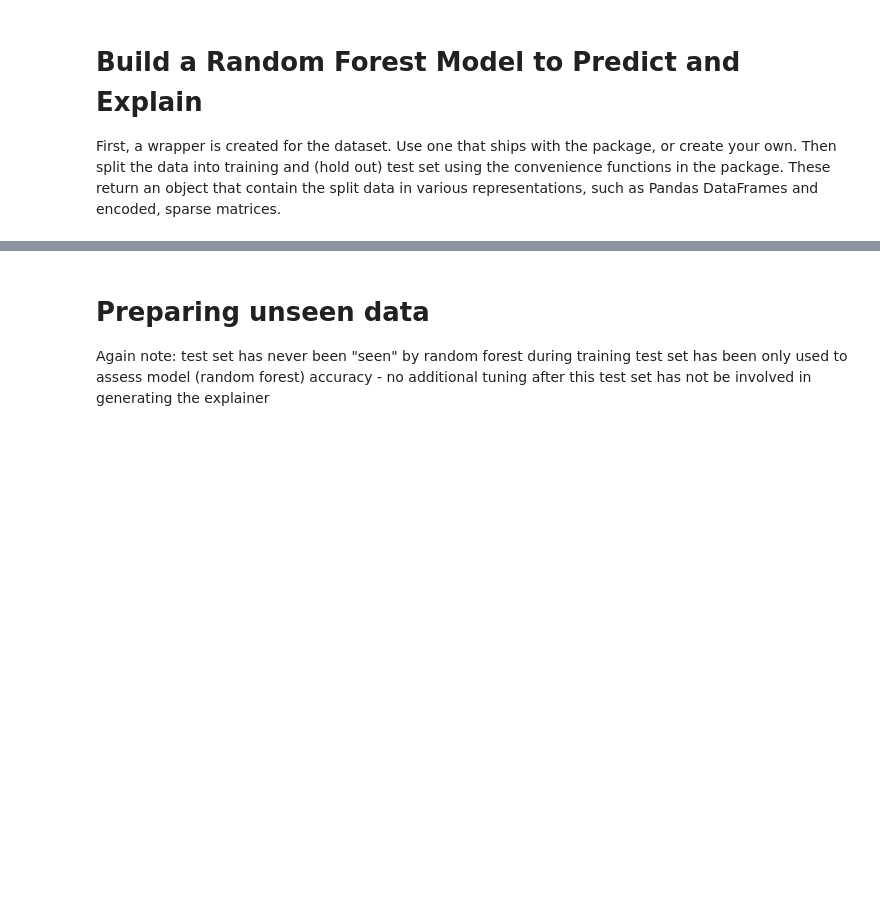
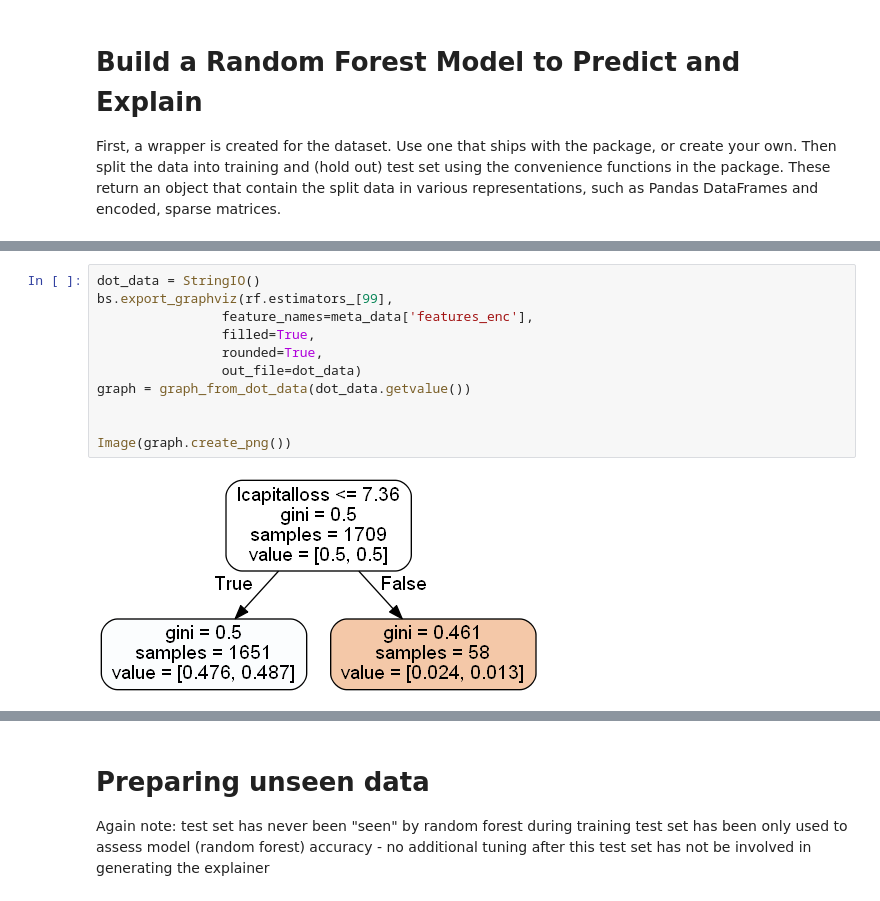
Before and after one commit to julianhatwell/explain_te, a Jupyter notebook: CHIRPS Boosting Scratch.ipynb, the cells around one changed output, grey strips where cells are left out. Saved outputs shown, nothing was run; the diff lists cells and outputs as text; blank space fills up the shorter version.

```diff
--- a/CHIRPS Boosting Scratch.ipynb
+++ b/CHIRPS Boosting Scratch.ipynb
@@ -70,3 +91,16 @@ tt = mydata.tt_split(train_index, test_index)
+# %%
+dot_data = StringIO()
+bs.export_graphviz(rf.estimators_[99],
+                feature_names=meta_data['features_enc'],
+                filled=True,
+                rounded=True,
+                out_file=dot_data)
+graph = graph_from_dot_data(dot_data.getvalue())
+
+
+Image(graph.create_png())
+# %% [output]
+[figure, added]
 # %%
 # build a random forest, tuned for high accuracy
 # rf = rp.forest_prep(ds_container=tt,
```
Also changed, not shown: parts of 14 cells of this notebook, 5 other files.
